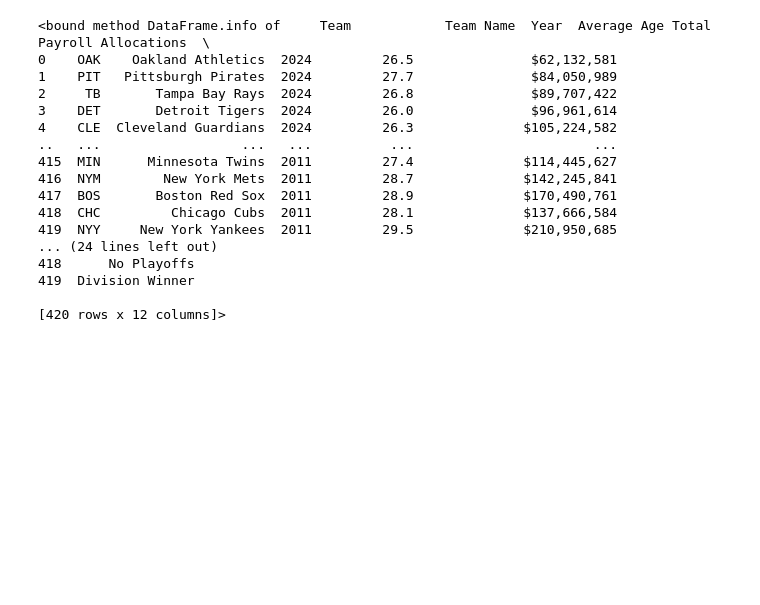
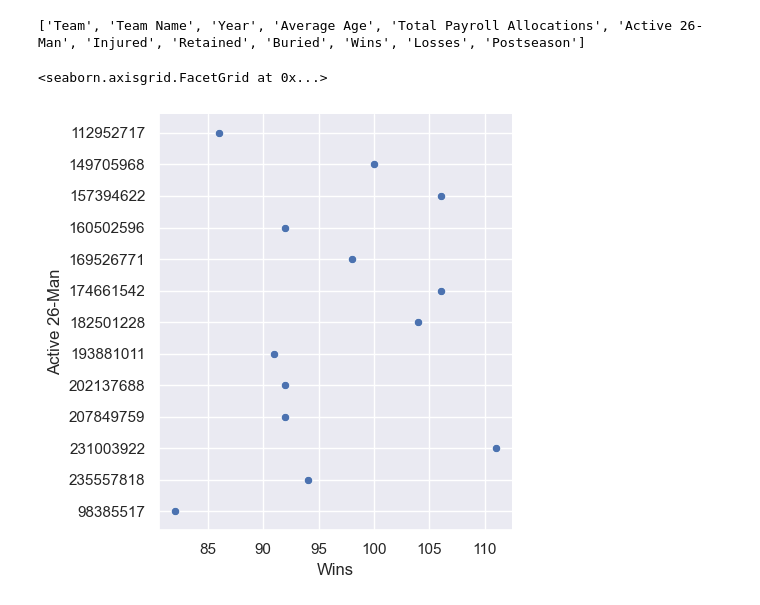
Before and after one commit to Uzui2012/MLBPayrollDataset, a Jupyter notebook: Driver.ipynb, the cells around one changed output. Saved outputs shown, nothing was run; the diff lists cells and outputs as text; code cells hidden in the pictures; blank space fills up the shorter version.

Commit message:
Seaborn-Library Plotting 1.0

```diff
--- a/Driver.ipynb
+++ b/Driver.ipynb
@@ -5,21 +6,15 @@ import sklearn
-# %%
-dataset = pd.read_csv('mlb_payrolls.csv')
-print(dataset.head())
-# %% [output]
-<bound method DataFrame.info of     Team            Team Name  Year  Average Age Total Payroll Allocations  \
-0    OAK    Oakland Athletics  2024         26.5               $62,132,581
-1    PIT   Pittsburgh Pirates  2024         27.7               $84,050,989
-2     TB       Tampa Bay Rays  2024         26.8               $89,707,422
-3    DET       Detroit Tigers  2024         26.0               $96,961,614
-4    CLE  Cleveland Guardians  2024         26.3              $105,224,582
-..   ...                  ...   ...          ...                       ...
-415  MIN      Minnesota Twins  2011         27.4              $114,445,627
-416  NYM        New York Mets  2011         28.7              $142,245,841
-417  BOS       Boston Red Sox  2011         28.9              $170,490,761
-418  CHC         Chicago Cubs  2011         28.1              $137,666,584
-419  NYY     New York Yankees  2011         29.5              $210,950,685
-... (24 lines left out)
-418      No Playoffs
-419  Division Winner
-
-[420 rows x 12 columns]>
+# %%
+dataset = pd.read_csv('mlb_payrolls.csv')
+dataset = dataset[dataset['Year'] != 2020]
+dataset['Active 26-Man'] = dataset['Active 26-Man'].str.replace(',', '')
+dataset['Active 26-Man'] = dataset['Active 26-Man'].str.replace('$', '')
+dataset = dataset.sort_values('Active 26-Man', ascending=True)
+print(dataset.columns.values.tolist())
+# %% [output]
+['Team', 'Team Name', 'Year', 'Average Age', 'Total Payroll Allocations', 'Active 26-Man', 'Injured', 'Retained', 'Buried', 'Wins', 'Losses', 'Postseason']
+# %%
+sns.set_theme()
+sns.relplot(dataset[dataset['Team'] == 'LAD'], x='Wins', y='Active 26-Man')
+# %% [output]
+<seaborn.axisgrid.FacetGrid at 0x...>
+[figure, added]
```
Also changed, not shown: parts of 1 cell of this notebook.
